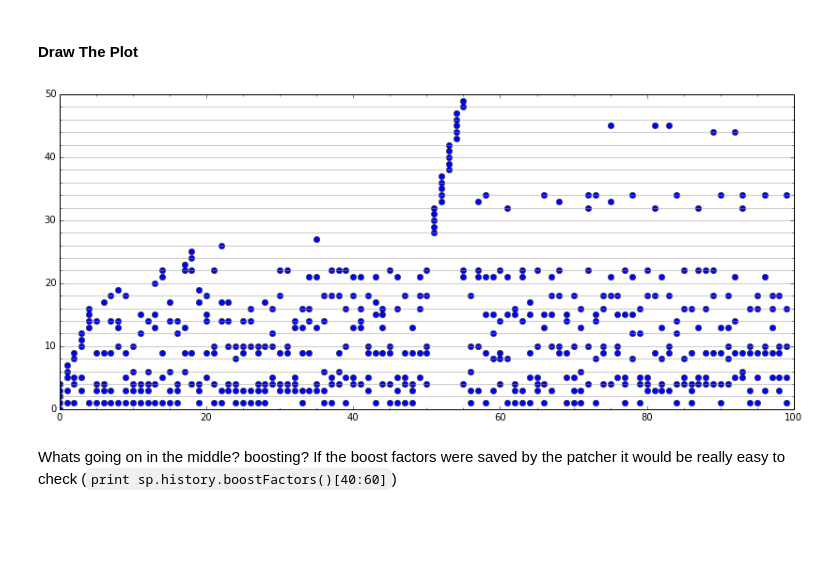
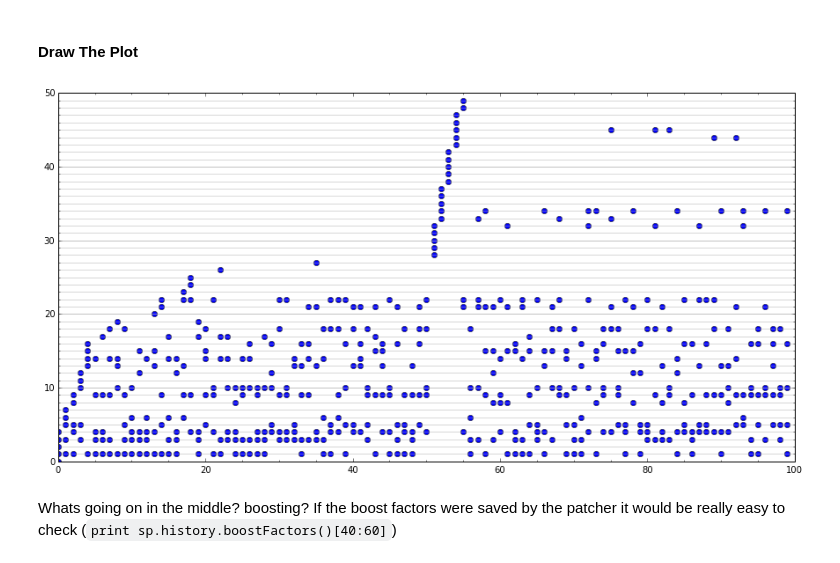
Before and after one commit to rhuairahrighairidh/nitpick, a Jupyter notebook: MainCode.ipynb, the cells around one changed output. Cells and saved outputs as stored; diff of their text form; code cells hidden in the pictures; blank space fills up the shorter version.

````diff
--- a/MainCode.ipynb
+++ b/MainCode.ipynb
@@ -296,16 +297,22 @@ print yValues[:20]
 # %% [markdown]
 #### Draw The Plot
 # %%
+import matplotlib
+
 #set up plot
 (figure,axes) = plt.subplots()
 #plot
 axes.plot(xValues,yValues,'o')
 #display the horizontal grid
 axes.minorticks_on()
-axes.grid(b=True,axis='y',which='both',linestyle='solid',color=(0.6,0.6,0.6))
-#change plot size
-figure.set_size_inches(14,6)
+axes.grid(True,axis='y',which='both',linestyle='solid',color=(0.7,0.7,0.7))
+#Set the horizontal gridlines to have spacing of 1
+axes.yaxis.set_minor_locator(matplotlib.ticker.MultipleLocator(1))
+
+#set plot aspect ratio so the axes are even. Make the plot bigger (the plot expands to the maximum size allowed by aspect ratio)
+axes.set_aspect(aspect='equal')
+figure.set_size_inches(15,15)
 # %% [output]
-[figure, old version]
+[figure, new version]
 # %% [markdown]
 Whats going on in the middle? boosting? If the boost factors were saved by the patcher it would be really easy to check (```print sp.history.boostFactors()[40:60]```)
````
Also changed, not shown: parts of 11 cells of this notebook.
